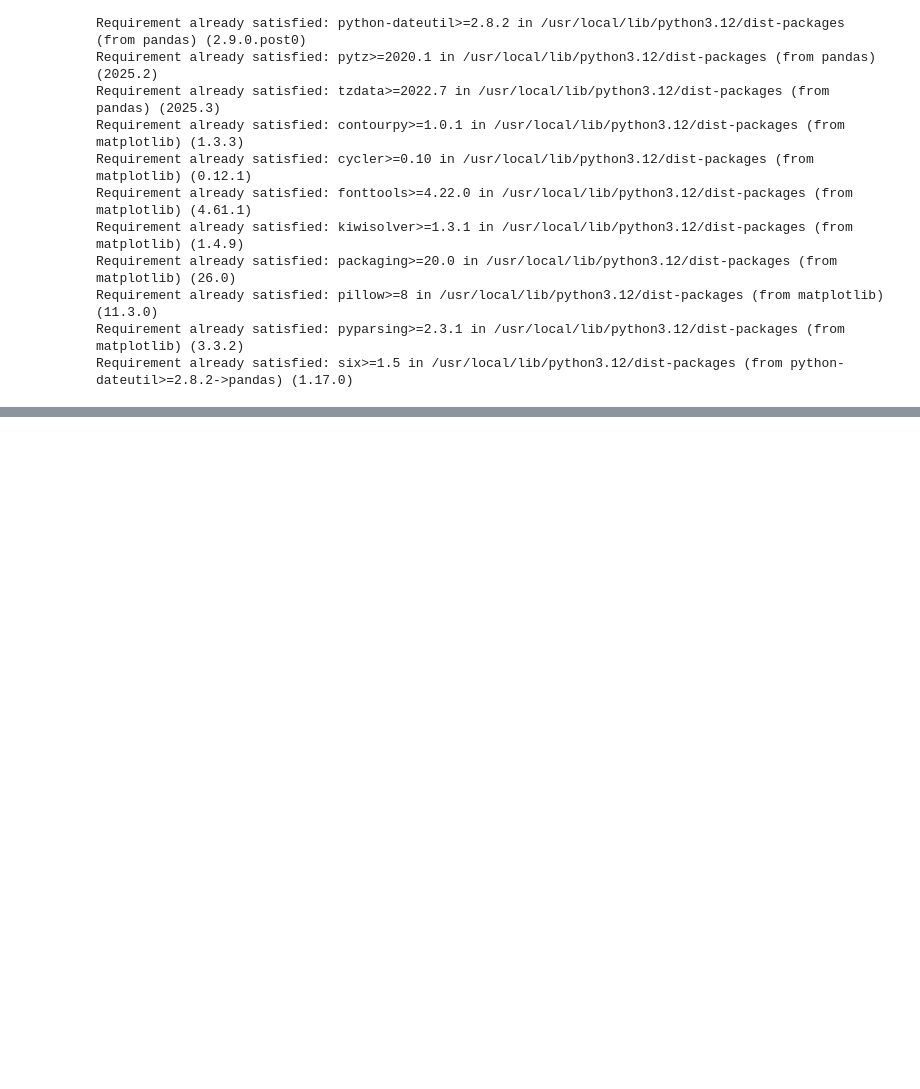
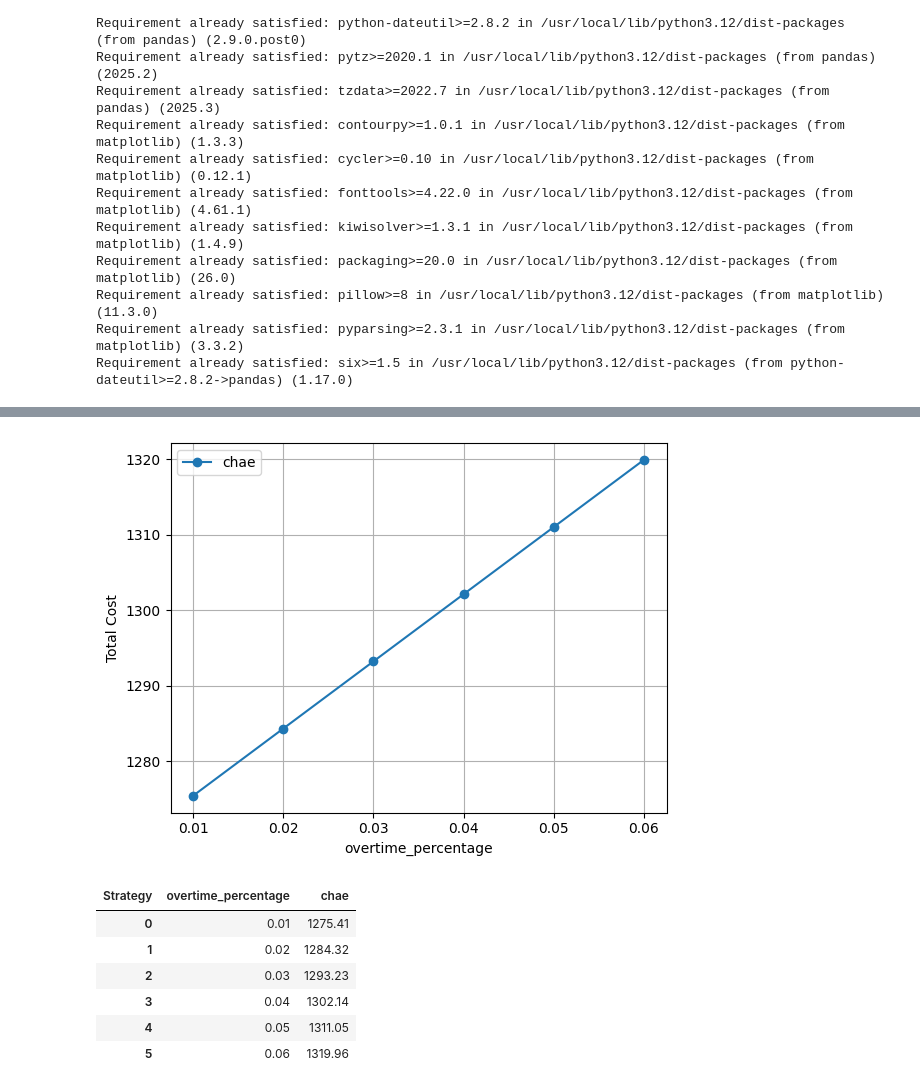
Before and after one commit to twillixa/HEC, a Jupyter notebook: PPS/Week1.ipynb, the cells around one changed output, grey strips where cells are left out. Drawn from its saved outputs; the diff is of its cells as text; code cells hidden in the pictures; blank space fills up the shorter version.

```diff
--- a/PPS/Week1.ipynb
+++ b/PPS/Week1.ipynb
@@ -178,0 +250,18 @@ def sensitivity(
+# %%
+pivot_inv = sensitivity(
+    param_name   = "overtime_percentage",
+    param_values = [0.01,0.02,0.03,0.04,0.05,0.06],
+    strategies   = ["chae"],
+    base_kwargs  = base,
+    plot         = True,
+)
+pivot_inv
+# %% [output]
+[figure, added]
+| Strategy | overtime_percentage | chae |
+| 0 | 0.01 | 1275.41 |
+| 1 | 0.02 | 1284.32 |
+| 2 | 0.03 | 1293.23 |
+| 3 | 0.04 | 1302.14 |
+| 4 | 0.05 | 1311.05 |
+| 5 | 0.06 | 1319.96 |
```
Also changed, not shown: parts of 4 cells of this notebook.
